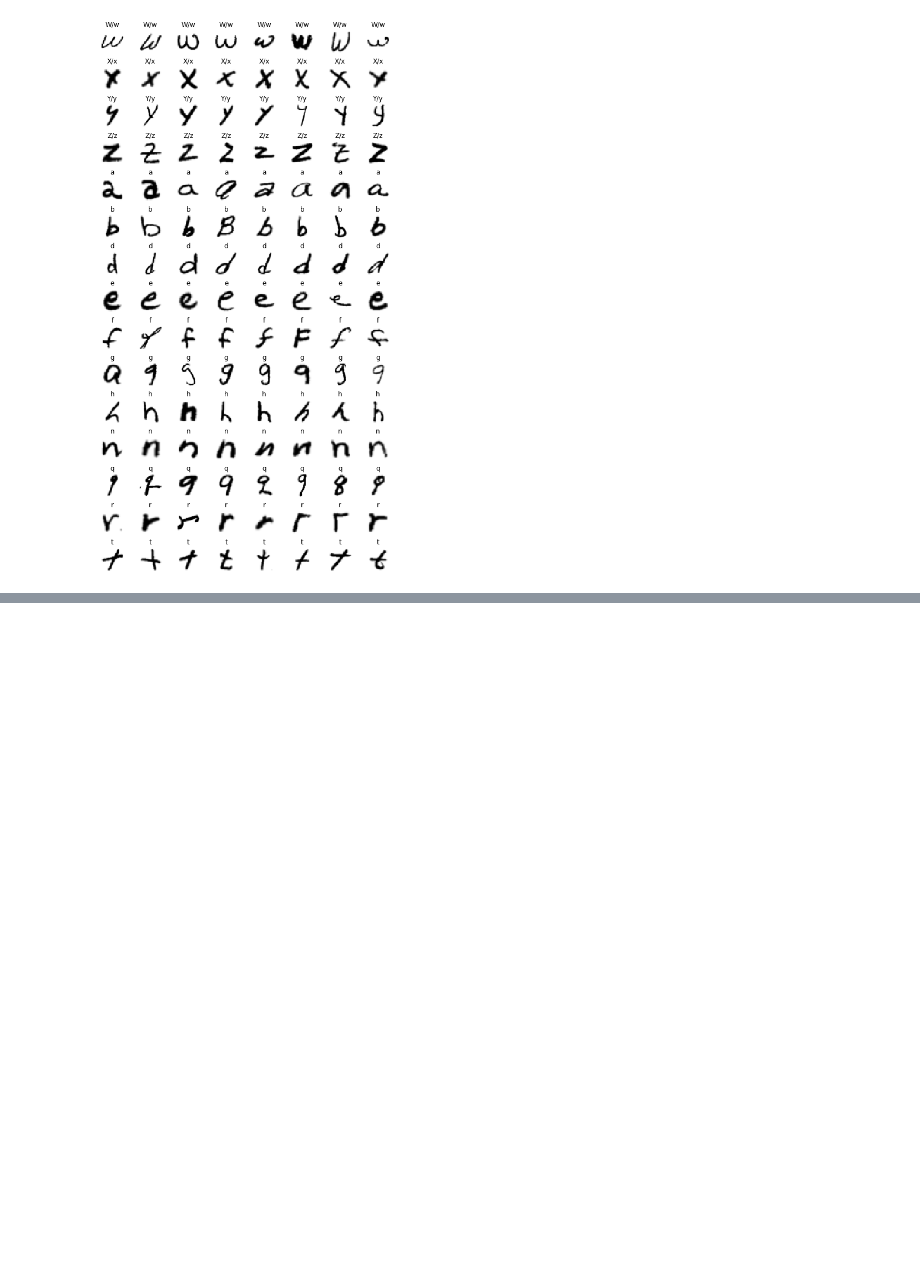
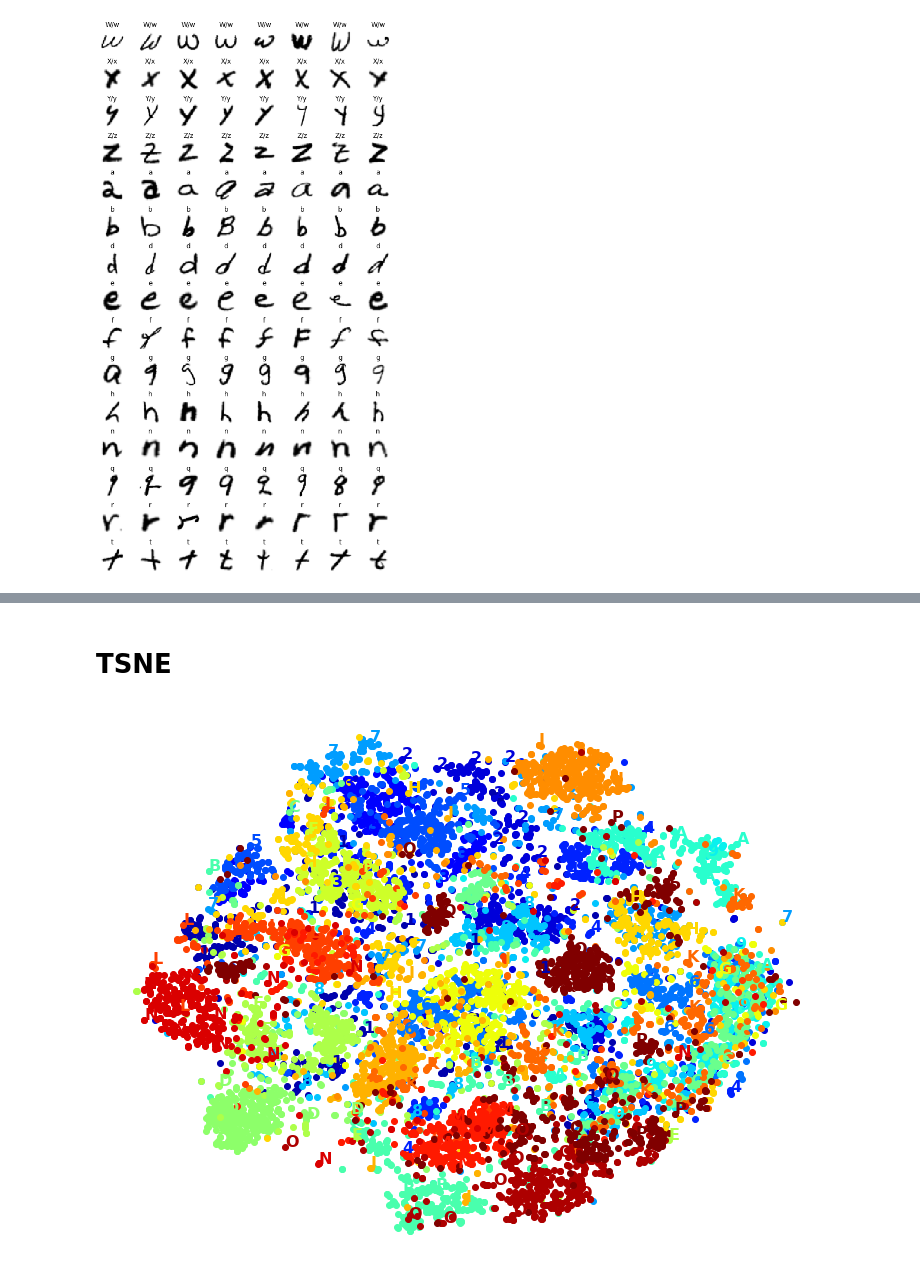
Before and after one commit to cesc1/TFG, a Jupyter notebook: code/emnist_analisis.ipynb, the cells around one changed output, grey strips where cells are left out. Saved outputs shown, nothing was run; the diff lists cells and outputs as text; code cells hidden in the pictures; blank space fills up the shorter version.

```diff
--- a/code/emnist_analisis.ipynb
+++ b/code/emnist_analisis.ipynb
@@ -192,0 +295,11 @@ plot_images(img_order[(16*8*2):], labels[(16*8*2):], rows = 15, cols = 8, tipus
+# %% [markdown]
+# TSNE
+# %%
+from sklearn.manifold import TSNE
+
+tsne = TSNE(n_components = 2, random_state = 123)
+X_TSNE_reduced = tsne.fit_transform(flatten(X_visual))
+
+plot_digits(X_TSNE_reduced, y_visual, tipus = "digits")
+# %% [output]
+[figure, added]
```
Also changed, not shown: parts of 13 cells of this notebook, 6 other files.
